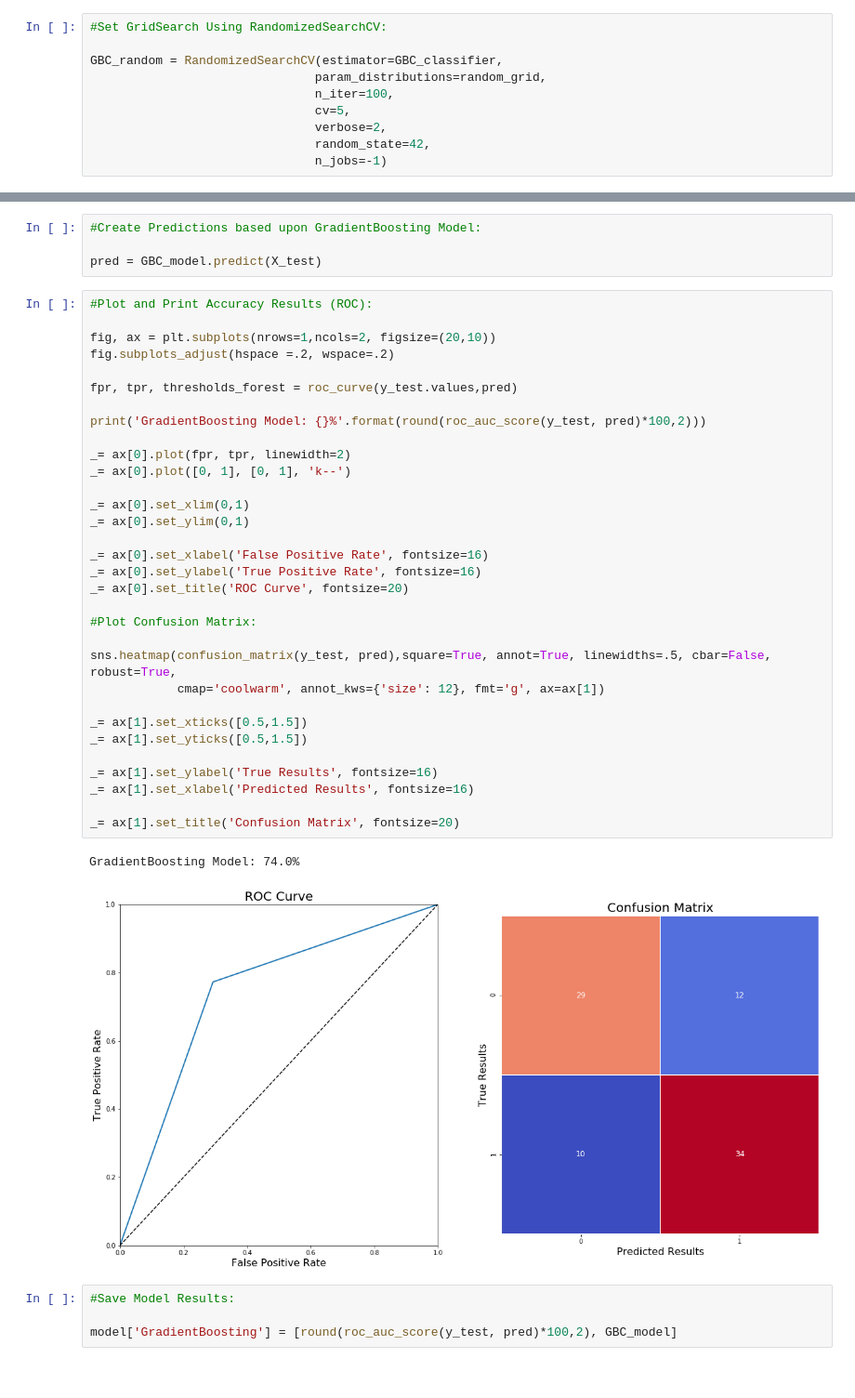
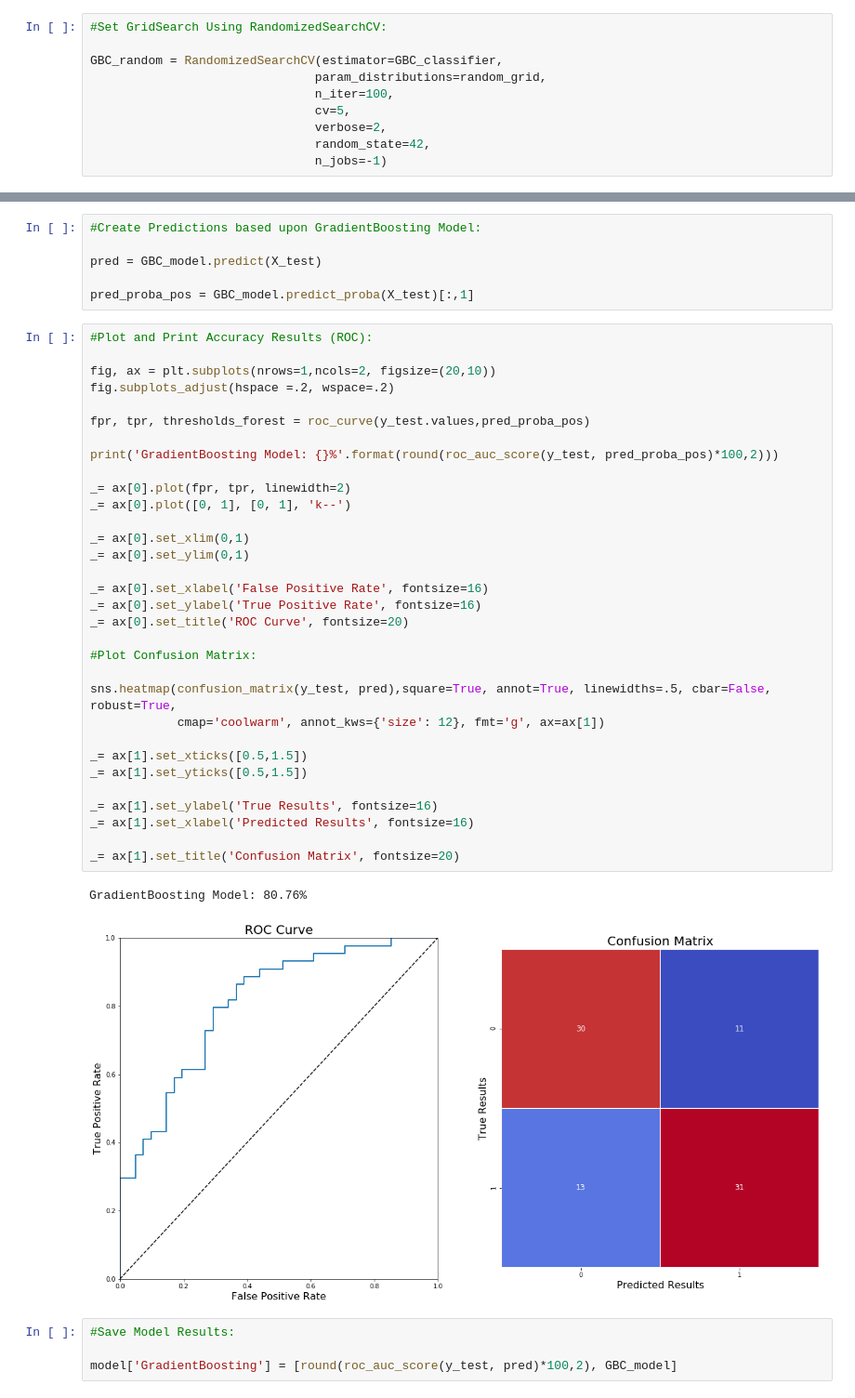
Before and after one commit to dhsilva2912/FGV-Barragens, a Jupyter notebook: EDA+Model_Barragens-newModels.ipynb, the cells around one changed output, grey strips where cells are left out. Shown: that part at 93% size. Drawn from its saved outputs; the diff is of its cells as text.

```diff
--- a/EDA+Model_Barragens-newModels.ipynb
+++ b/EDA+Model_Barragens-newModels.ipynb
@@ -950,41 +972,43 @@ GradientBoostingClassifier(criterion='friedman_mse', init=None,
 #Create Predictions based upon GradientBoosting Model:
 
 pred = GBC_model.predict(X_test)
+
+pred_proba_pos = GBC_model.predict_proba(X_test)[:,1]
 # %%
 #Plot and Print Accuracy Results (ROC):
 
 fig, ax = plt.subplots(nrows=1,ncols=2, figsize=(20,10))
 fig.subplots_adjust(hspace =.2, wspace=.2)
 
-fpr, tpr, thresholds_forest = roc_curve(y_test.values,pred)
+fpr, tpr, thresholds_forest = roc_curve(y_test.values,pred_proba_pos)
 
-print('GradientBoosting Model: {}%'.format(round(roc_auc_score(y_test, pred)*100,2)))
+print('GradientBoosting Model: {}%'.format(round(roc_auc_score(y_test, pred_proba_pos)*100,2)))
 
 _= ax[0].plot(fpr, tpr, linewidth=2)
 _= ax[0].plot([0, 1], [0, 1], 'k--')
 
 _= ax[0].set_xlim(0,1)
 _= ax[0].set_ylim(0,1)
 
 _= ax[0].set_xlabel('False Positive Rate', fontsize=16)
 _= ax[0].set_ylabel('True Positive Rate', fontsize=16)
 _= ax[0].set_title('ROC Curve', fontsize=20)
 
 #Plot Confusion Matrix:
 
 sns.heatmap(confusion_matrix(y_test, pred),square=True, annot=True, linewidths=.5, cbar=False, robust=True,
             cmap='coolwarm', annot_kws={'size': 12}, fmt='g', ax=ax[1])
 
 _= ax[1].set_xticks([0.5,1.5])
 _= ax[1].set_yticks([0.5,1.5])
 
 _= ax[1].set_ylabel('True Results', fontsize=16)
 _= ax[1].set_xlabel('Predicted Results', fontsize=16)
 
 _= ax[1].set_title('Confusion Matrix', fontsize=20)
 # %% [output]
-GradientBoosting Model: 74.0%
+GradientBoosting Model: 80.76%
-[figure, old version]
+[figure, new version]
 # %%
 #Save Model Results:
 
```
Also changed, not shown: parts of 38 cells of this notebook, 6 other files.
